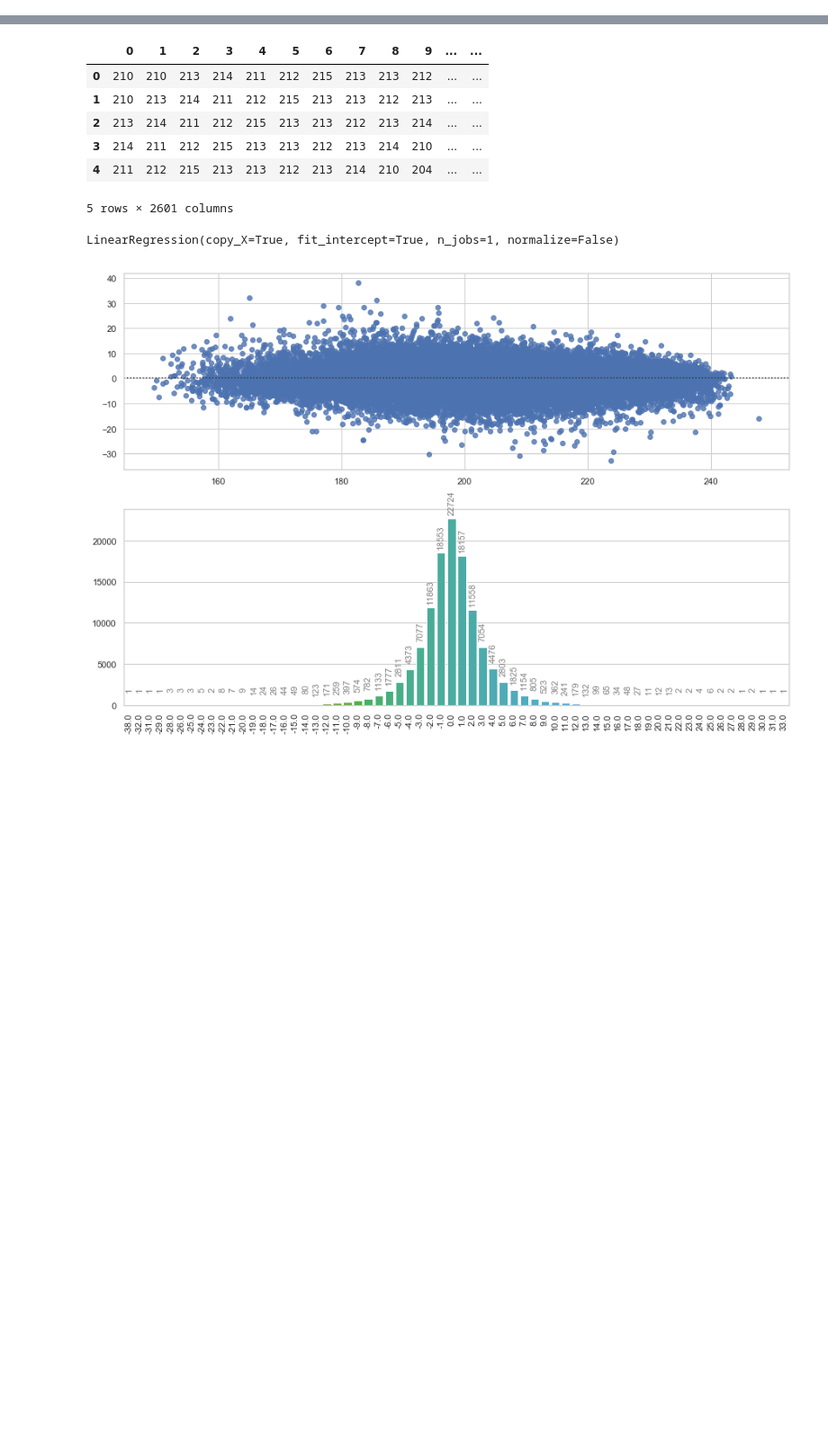
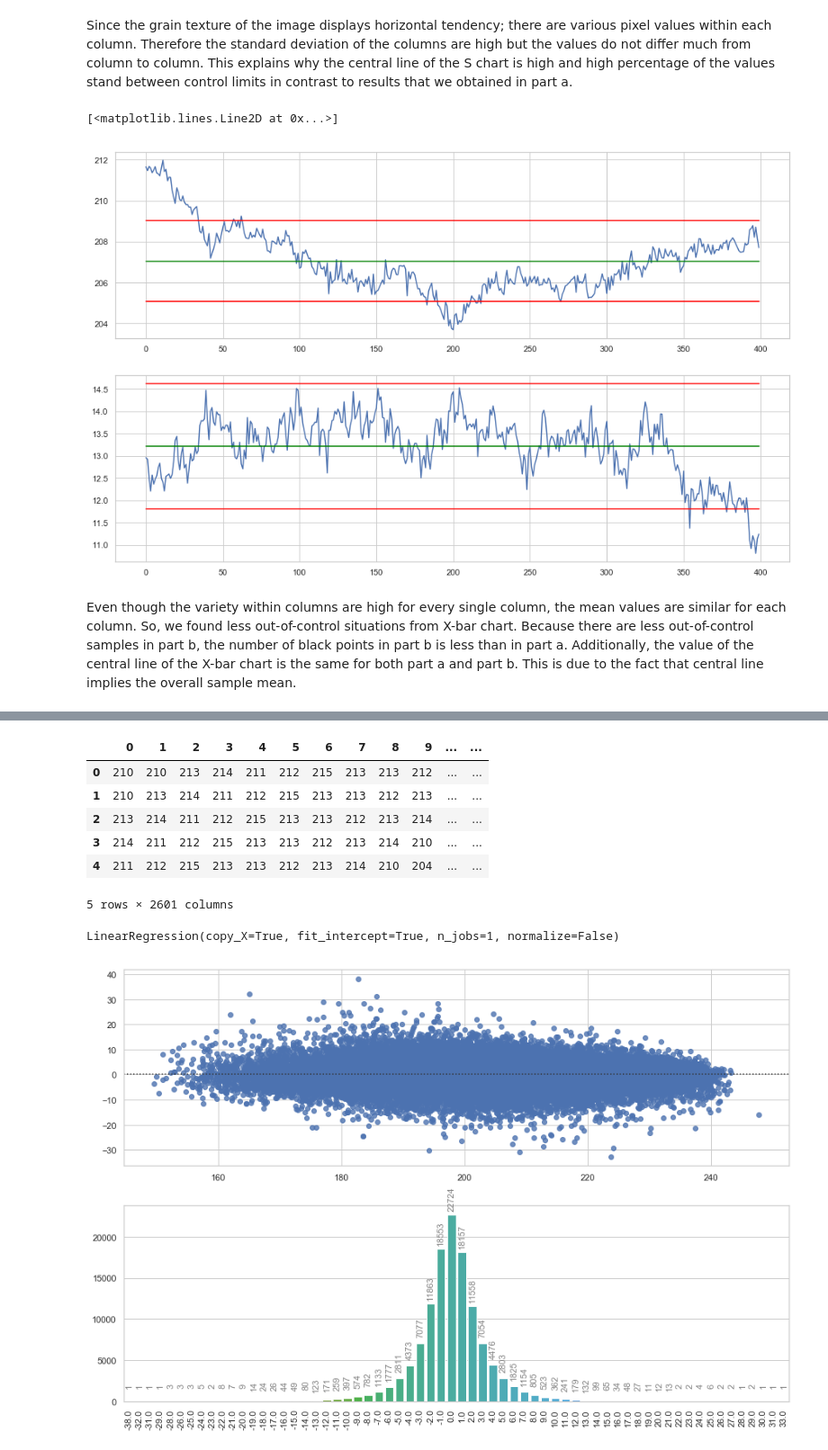
Before and after one commit to kubilay-yavuz/IE423-Group-5, a Jupyter notebook: HW2/HW2.ipynb, the cells around one changed output, grey strips where cells are left out. Shown at 90% size. Saved outputs shown, nothing was run; the diff lists cells and outputs as text; code cells hidden in the pictures; blank space fills up the shorter version.

```diff
--- a/HW2/HW2.ipynb
+++ b/HW2/HW2.ipynb
@@ -69,7 +100,9 @@ for idx in range(400):
     x_bar_bar.append(x_bar)
     s_=np.std(row,ddof=1)
     s_bar.append(s_)
+x_bar_bar_l=x_bar_bar
 x_bar_bar=np.mean(x_bar_bar)
+s_bar_l=s_bar
 s_bar=np.mean(s_bar)
 # %%
 # calc of a3,b3,b4
@@ -84,6 +117,22 @@ x_ucl=x_bar_bar+a_3*s_bar
 x_lcl=x_bar_bar-a_3*s_bar
 s_ucl=b_4*s_bar
 s_lcl=b_3*s_bar
+# %% [markdown]
+Since the grain texture of the image displays horizontal tendency; there are various pixel values within each column. Therefore the standard deviation of the columns are high but the values do not differ much from column to column. This explains why the central line of the S chart is high and high percentage of the values stand between control limits in contrast to results that we obtained in part a.
+# %%
+fig,ax=plt.subplots(2,figsize=(16,10))
+ax[0].plot(x_bar_bar_l)
+ax[0].plot([x_ucl]*len(x_bar_bar_l),color="red")
+ax[0].plot([x_lcl]*len(x_bar_bar_l),color="red")
+ax[0].plot([x_bar_bar]*len(x_bar_bar_l),color="green")
+
+ax[1].plot(s_bar_l)
+ax[1].plot([s_ucl]*len(s_bar_l),color="red")
+ax[1].plot([s_lcl]*len(s_bar_l),color="red")
+ax[1].plot([s_bar]*len(s_bar_l),color="green")
+# %% [output]
+[<matplotlib.lines.Line2D at 0x...>]
+[figure, added]
 # %%
 img_controlled=[]
 for i in range(400):
@@ -95,6 +144,8 @@ for i in range(400):
         row=[0]*400
     img_controlled.append(row)
 img_controlled=np.array(img_controlled).T
+# %% [markdown]
+Even though the variety within columns are high for every single column, the mean values are similar for each column. So, we found less out-of-control situations from X-bar chart. Because there are less out-of-control samples in part b, the number of black points in part b is less than in part a. Additionally, the value of the central line of the X-bar chart is the same for both part a and part b. This is due to the fact that central line implies the overall sample mean.
 # %%
 #applying control
 img_controlled_x=np.where((img<x_lcl)|(img>x_ucl),img,0)
```
Also changed, not shown: parts of 23 cells of this notebook, 2 other files.
